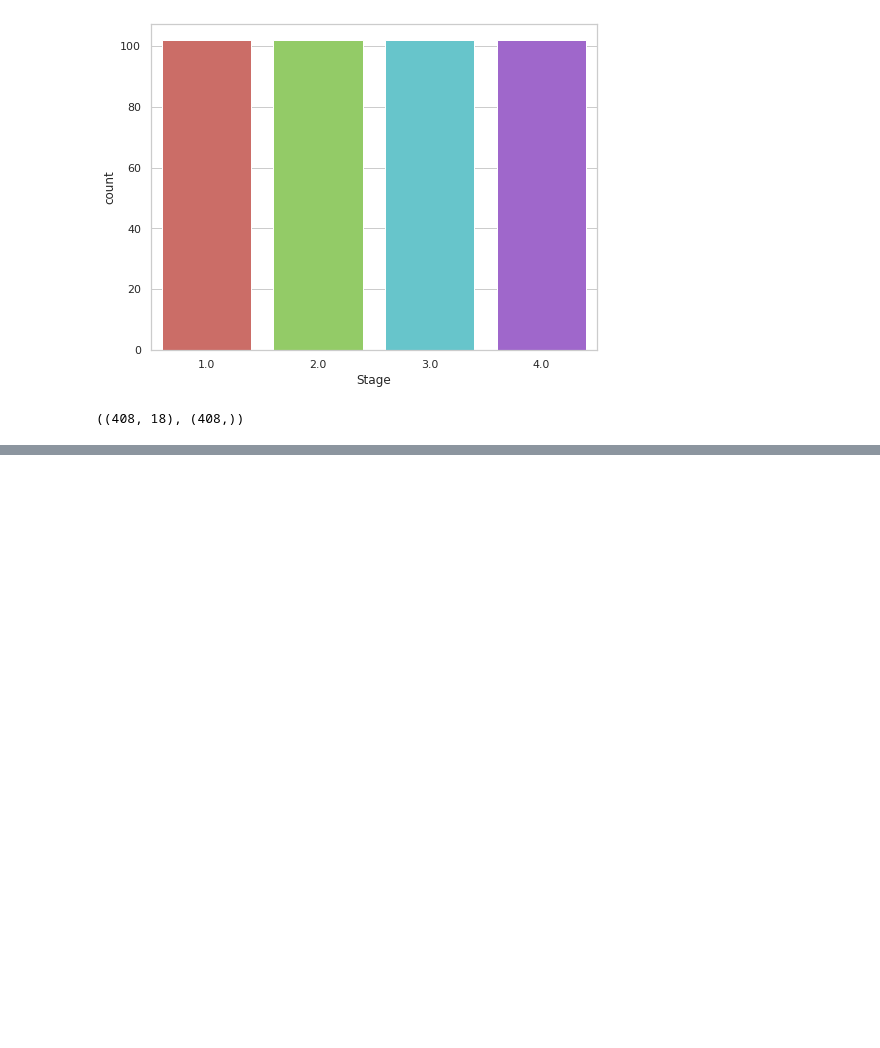
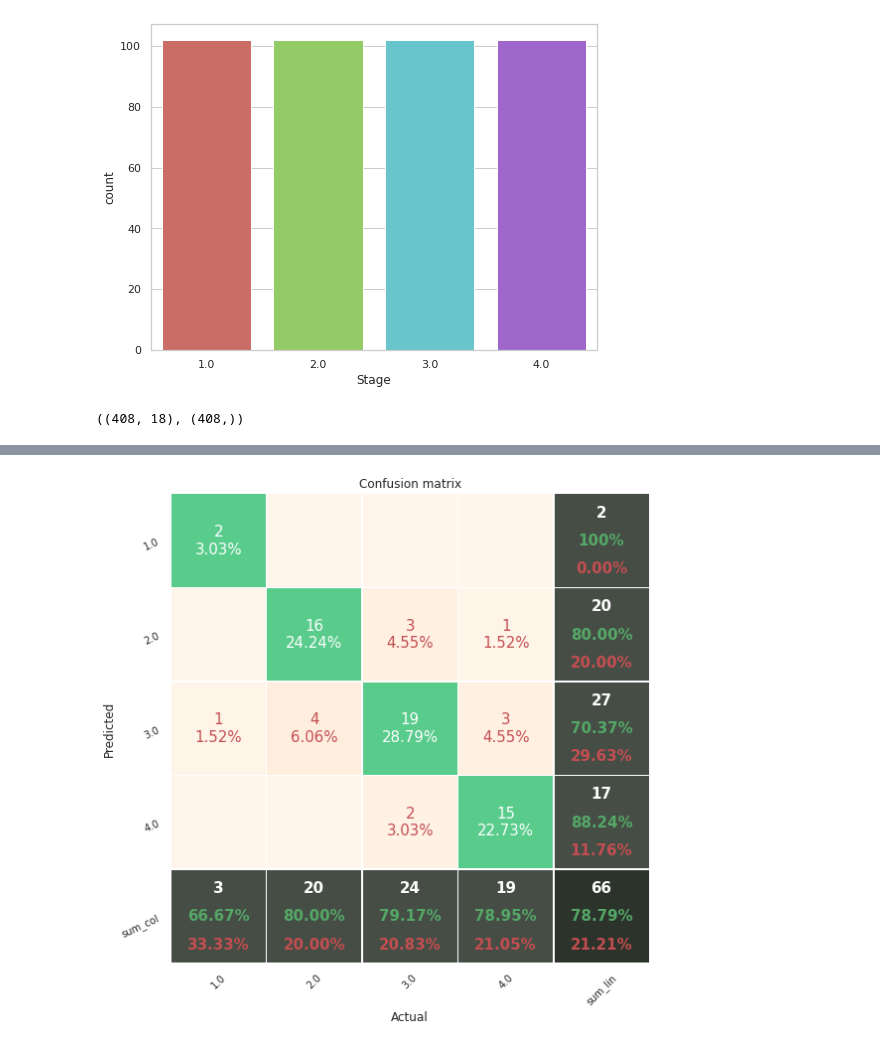
Before and after one commit to ChristosChousanlis/Cirhossis_Stage_Classification, a Jupyter notebook: analysis/Cirrhosis_analysis.ipynb, the cells around one changed output, grey strips where cells are left out. Cells and saved outputs as stored; diff of their text form; code cells hidden in the pictures; blank space fills up the shorter version.

```diff
--- a/analysis/Cirrhosis_analysis.ipynb
+++ b/analysis/Cirrhosis_analysis.ipynb
@@ -358,6 +362,6 @@ lr_params = {'LogisticRegression__solver': ['sag', 'saga', 'liblinear'],
 
 grid_search = GridSearchCV(lr_pipe, lr_params, cv = 5, scoring = 'roc_auc_ovr', return_train_score = True)
 
-grid_search.fit(X_train, y_train)
+grid_search.fit(bal_X1, bal_y1)
 # %% [output]
 GridSearchCV(cv=5,
@@ -397,4 +401,4 @@ gb_params = {'GradientBoost__loss': ['deviance', 'exponential'],
 
 grid_search = GridSearchCV(gb_pipe, gb_params, cv = 5, scoring = 'roc_auc_ovr', n_jobs=-1, return_train_score = True)
 
-grid_search.fit(X_train, y_train)
+grid_search.fit(bal_X1, bal_y1)
@@ -415,0 +445,8 @@ plt.show()
+# %%
+res = grid_search.predict(X_test)
+# %%
+cm = pd.crosstab(y_test, res, rownames=['Actual'], colnames=['Predicted'], margins=False)
+# %%
+pretty_plot_confusion_matrix(cm, fz=15)
+# %% [output]
+[figure, added]
```
Also changed, not shown: parts of 28 cells of this notebook, 1 other file.
